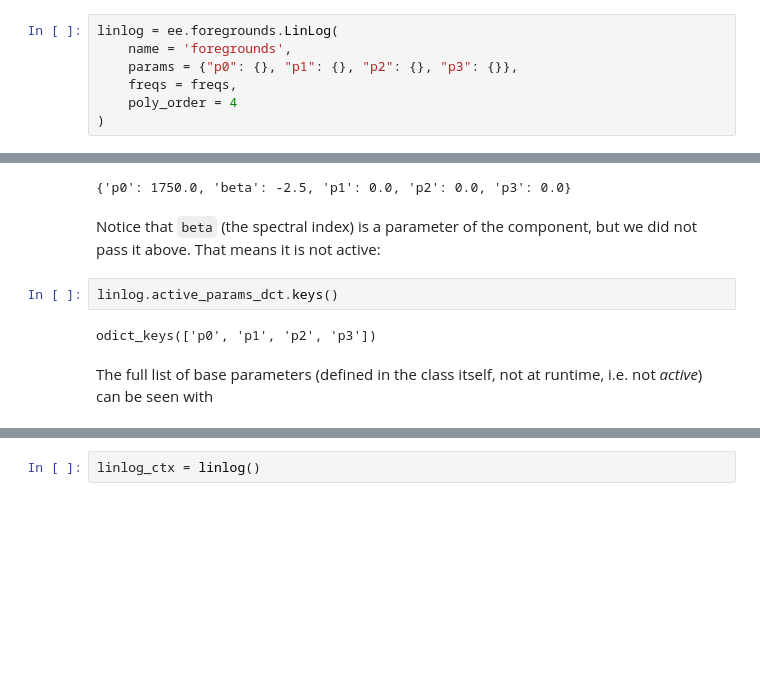
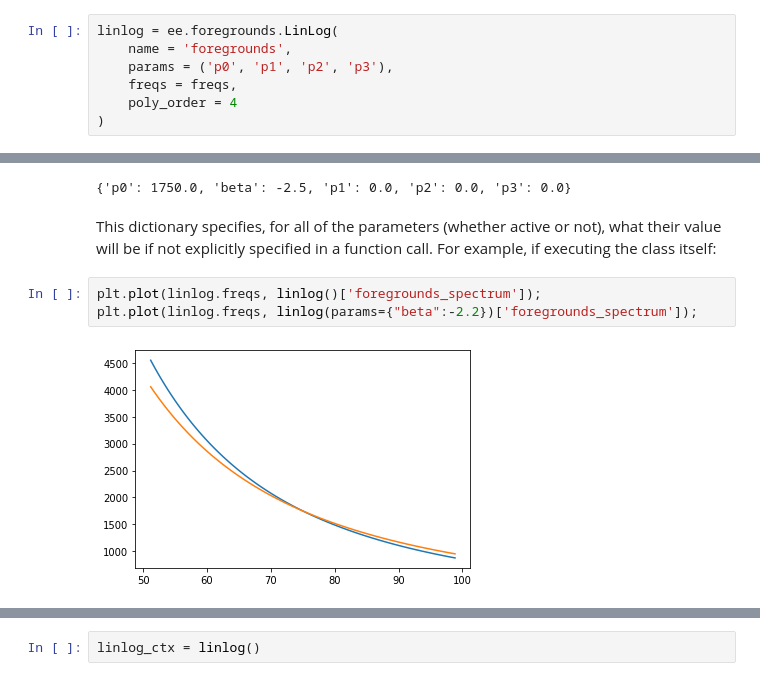
Before and after one commit to edges-collab/edges-estimate, a Jupyter notebook: docs/tutorials/getting_started.ipynb, the cells around one changed output, grey strips where cells are left out. Saved outputs shown, nothing was run; the diff lists cells and outputs as text; blank space fills up the shorter version.

```diff
--- a/docs/tutorials/getting_started.ipynb
+++ b/docs/tutorials/getting_started.ipynb
@@ -75,7 +75,7 @@ Let's use a `LinLog` model:
 # %%
 linlog = ee.foregrounds.LinLog(
     name = 'foregrounds',
-    params = {"p0": {}, "p1": {}, "p2": {}, "p3": {}},
+    params = ('p0', 'p1', 'p2', 'p3'),
     freqs = freqs,
     poly_order = 4
 )
@@ -90,11 +153,10 @@ Now, we can use this component right off the bat, with putting it into any kind
 linlog.fiducial_params
 # %% [output]
 {'p0': 1750.0, 'beta': -2.5, 'p1': 0.0, 'p2': 0.0, 'p3': 0.0}
-# %% [markdown]
-Notice that `beta` (the spectral index) is a parameter of the component, but we did not pass it above. That means it is not active:
-# %%
-linlog.active_params_dct.keys()
-# %% [output]
-odict_keys(['p0', 'p1', 'p2', 'p3'])
-# %% [markdown]
-The full list of base parameters (defined in the class itself, not at runtime, i.e. not _active_) can be seen with
+# %% [markdown]
+This dictionary specifies, for all of the parameters (whether active or not), what their value will be if not explicitly specified in a function call. For example, if executing the class itself:
+# %%
+plt.plot(linlog.freqs, linlog()['foregrounds_spectrum']);
+plt.plot(linlog.freqs, linlog(params={"beta":-2.2})['foregrounds_spectrum']);
+# %% [output]
+[figure, added]
```
Also changed, not shown: parts of 132 cells of this notebook, 35 other files.
